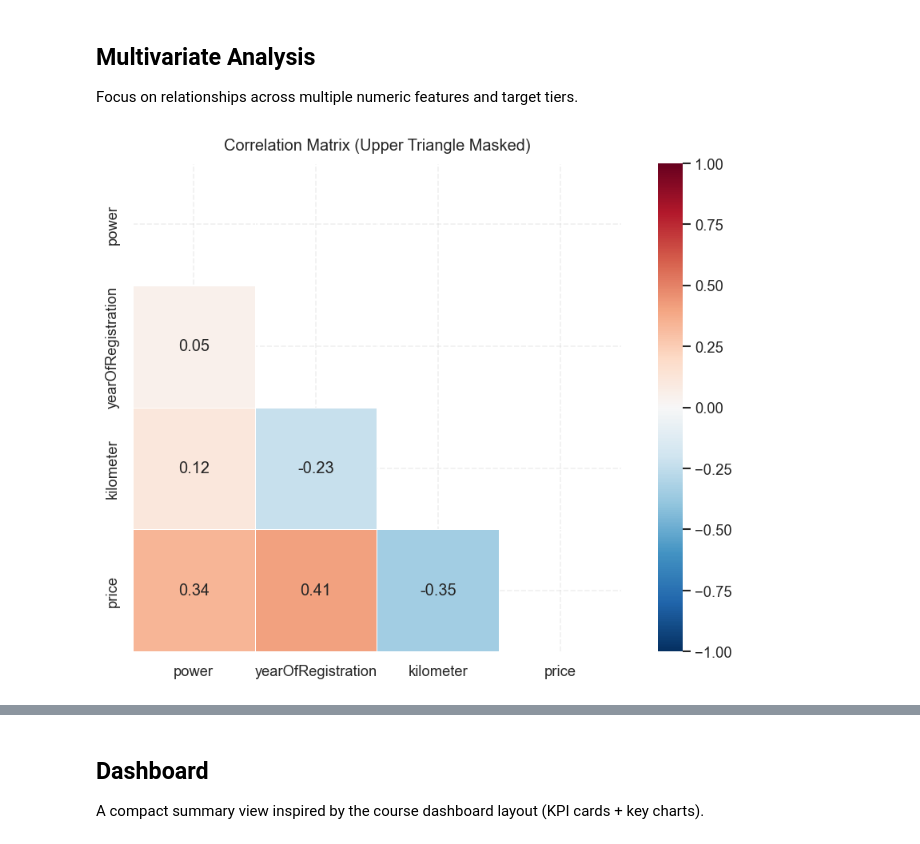
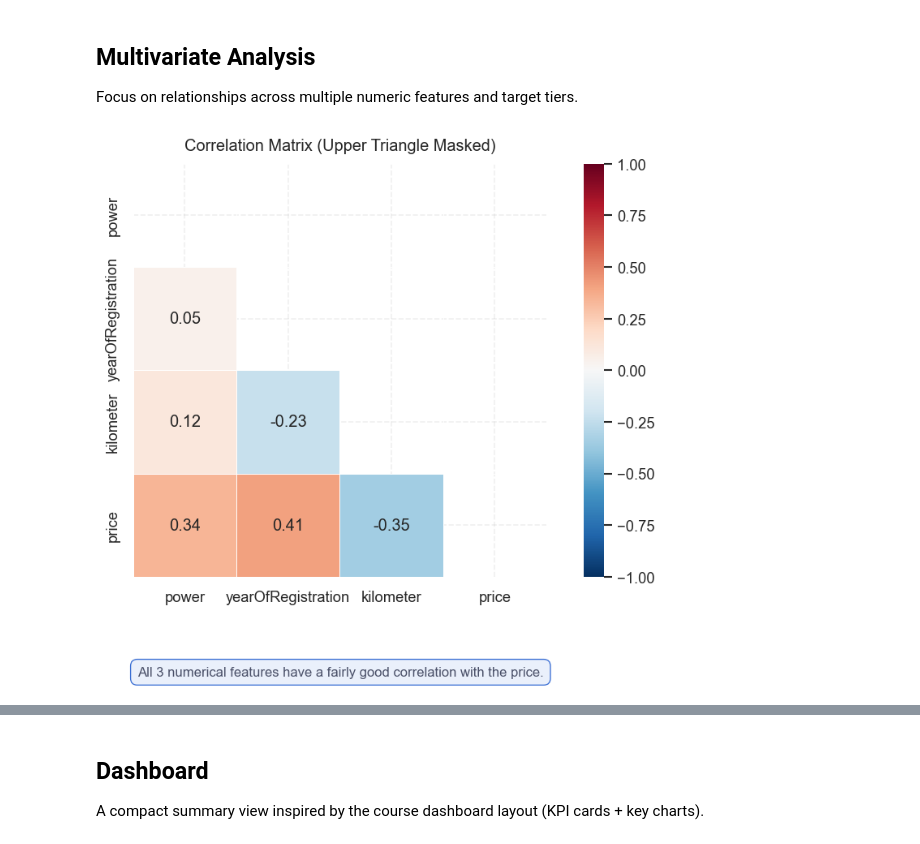
Before and after one commit to AhmedHamdiy/Used-Car-Value-Tier-Prediction, a Jupyter notebook: notebooks/eda.ipynb, the cells around one changed output, grey strips where cells are left out. Drawn from its saved outputs; the diff is of its cells as text; code cells hidden in the pictures.

```diff
--- a/notebooks/eda.ipynb
+++ b/notebooks/eda.ipynb
@@ -368,15 +526,21 @@ Focus on relationships across multiple numeric features and target tiers.
 # %%
 corr = df[numeric_cols].corr()
 mask = np.triu(np.ones_like(corr, dtype=bool))
 
 fig, ax = plt.subplots(figsize=(8, 6))
 sns.heatmap(corr, mask=mask, annot=True, fmt=".2f", cmap="RdBu_r",
             center=0, ax=ax, vmin=-1, vmax=1, square=True, linewidths=0.5
 )
 style_axis(ax, "Correlation Matrix (Upper Triangle Masked)")
+insight_box(
+    ax,
+    "All 3 numerical features have a fairly good correlation with the price.",
+    "#EAF0FB",
+    ACCENT_BLUE,
+)
 plt.tight_layout()
 # %% [output]
-[figure, old version]
+[figure, new version]
 # %%
 df_par = df[numeric_cols + ["price_tier"]].dropna()
 
```
Also changed, not shown: parts of 8 cells of this notebook, 3 other files.
